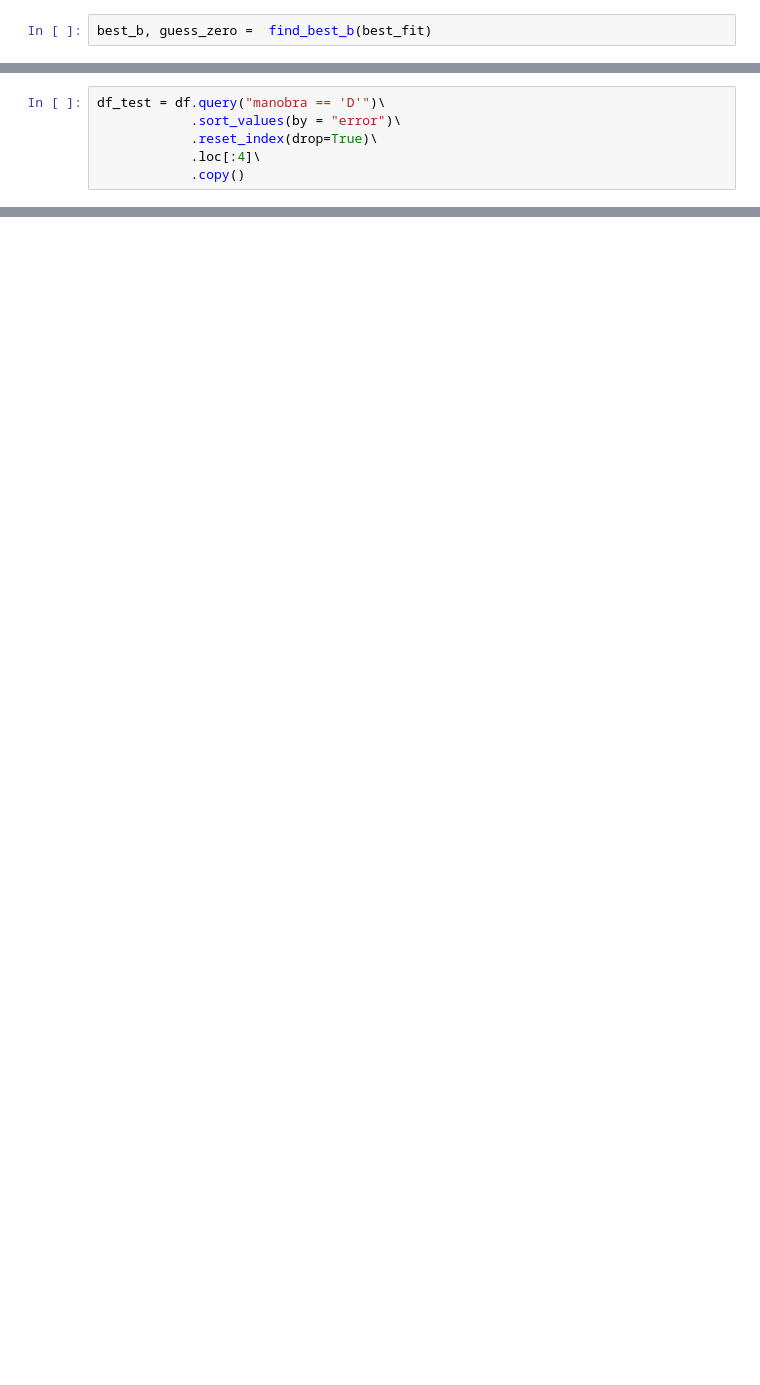
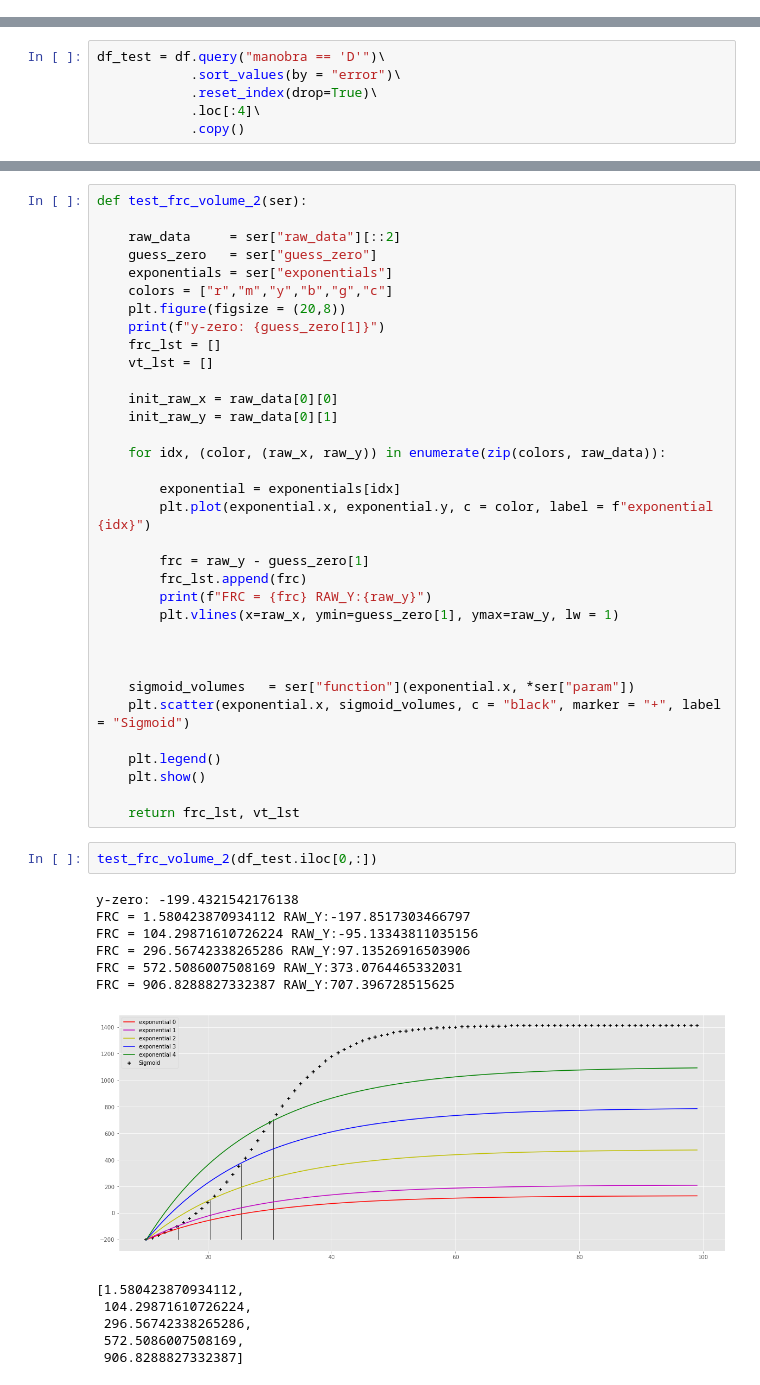
Before and after one commit to edlbcamargo/recrutabilidade, a Jupyter notebook: porquinhos_analysis.ipynb, the cells around one changed output, grey strips where cells are left out. Cells and saved outputs as stored; diff of their text form; blank space fills up the shorter version.

```diff
--- a/porquinhos_analysis.ipynb
+++ b/porquinhos_analysis.ipynb
@@ -181,2 +72,0 @@ def plot_exponentials(best_fit, best_b, guess_zero, func):
-# %%
-best_b, guess_zero =  find_best_b(best_fit)
@@ -265,0 +146,49 @@ plot_exponentials()
+# %%
+def test_frc_volume_2(ser):
+
+    raw_data     = ser["raw_data"][::2]
+    guess_zero   = ser["guess_zero"]
+    exponentials = ser["exponentials"]
+    colors = ["r","m","y","b","g","c"]
+    plt.figure(figsize = (20,8))
+    print(f"y-zero: {guess_zero[1]}")
+    frc_lst = []
+    vt_lst = []
+
+    init_raw_x = raw_data[0][0]
+    init_raw_y = raw_data[0][1]
+
+    for idx, (color, (raw_x, raw_y)) in enumerate(zip(colors, raw_data)):
+
+        exponential = exponentials[idx]
+        plt.plot(exponential.x, exponential.y, c = color, label = f"exponential {idx}")
+
+        frc = raw_y - guess_zero[1]
+        frc_lst.append(frc)
+        print(f"FRC = {frc} RAW_Y:{raw_y}")
+        plt.vlines(x=raw_x, ymin=guess_zero[1], ymax=raw_y, lw = 1)
+
+
+
+    sigmoid_volumes   = ser["function"](exponential.x, *ser["param"])
+    plt.scatter(exponential.x, sigmoid_volumes, c = "black", marker = "+", label = "Sigmoid")
+
+    plt.legend()
+    plt.show()
+
+    return frc_lst, vt_lst
+# %%
+test_frc_volume_2(df_test.iloc[0,:])
+# %% [output]
+y-zero: -199.4321542176138
+FRC = 1.580423870934112 RAW_Y:-197.8517303466797
+FRC = 104.29871610726224 RAW_Y:-95.13343811035156
+FRC = 296.56742338265286 RAW_Y:97.13526916503906
+FRC = 572.5086007508169 RAW_Y:373.0764465332031
+FRC = 906.8288827332387 RAW_Y:707.396728515625
+[figure, added]
+[1.580423870934112,
+ 104.29871610726224,
+ 296.56742338265286,
+ 572.5086007508169,
+ 906.8288827332387]
```
Also changed, not shown: parts of 20 cells of this notebook, 1 other file.
